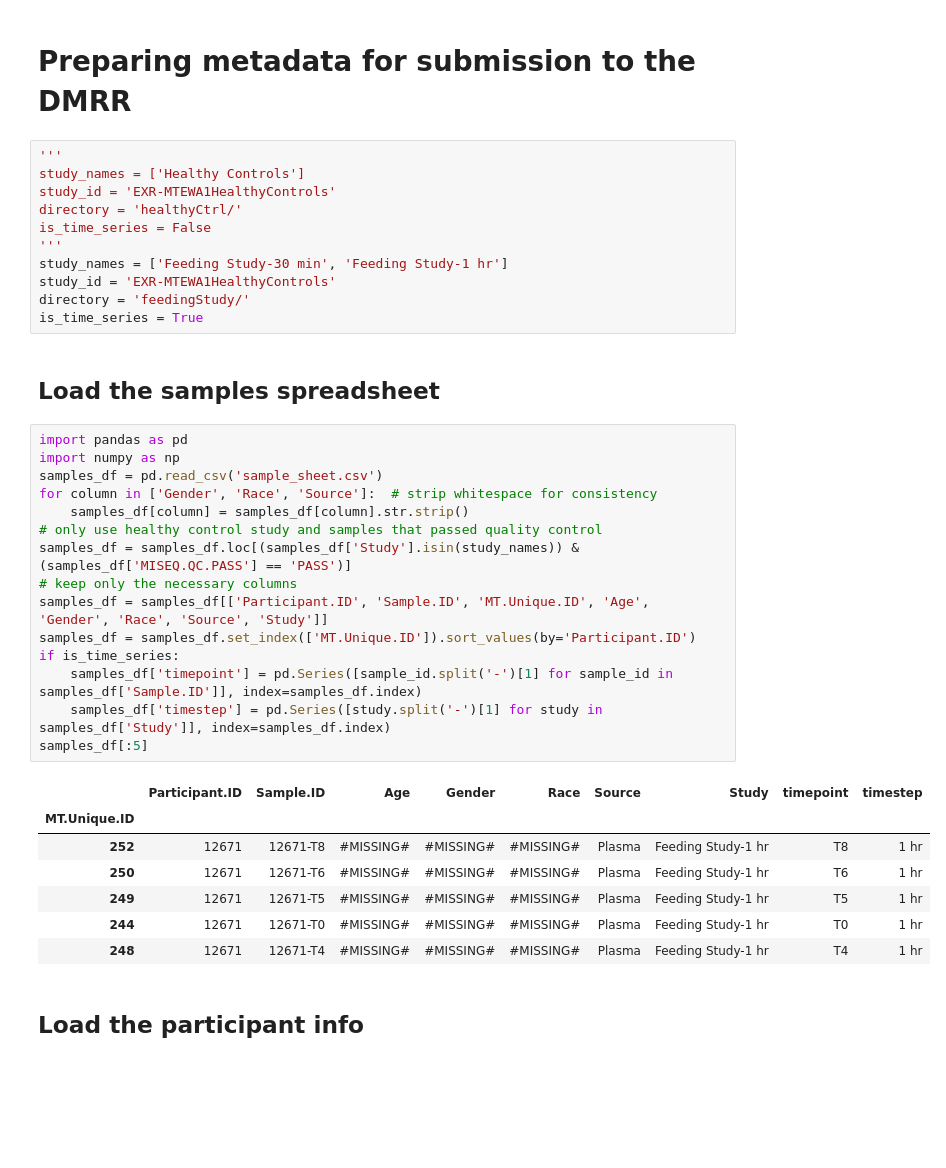
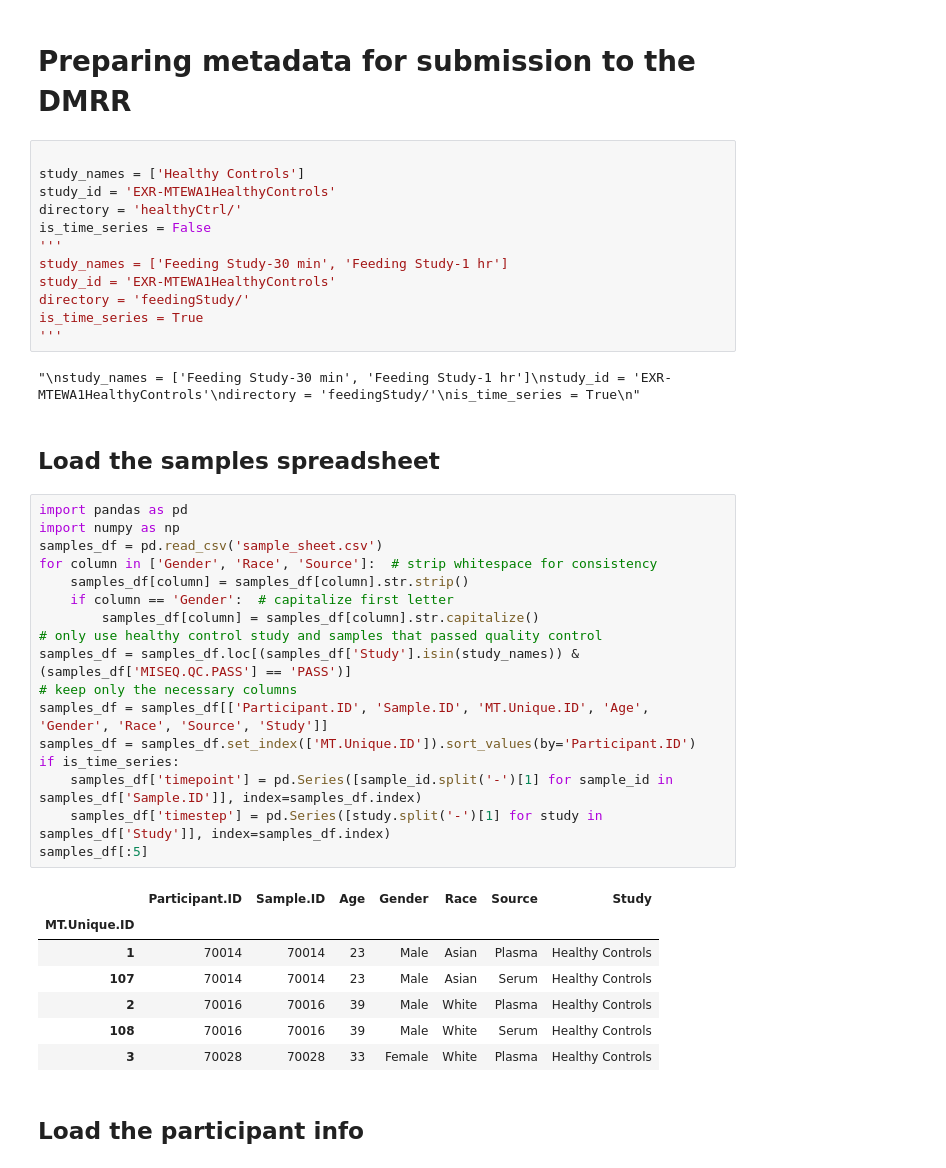
Before and after one commit to kelly-sovacool/dmrr-submission-prep, a Jupyter notebook: dmrr_prep.ipynb, the cells around one changed output. Cells and saved outputs as stored; diff of their text form; blank space fills up the shorter version.

Commit message:
genders must be capitalized

```diff
--- a/dmrr_prep.ipynb
+++ b/dmrr_prep.ipynb
@@ -1,7 +1,7 @@
 # %% [markdown]
 # Preparing metadata for submission to the DMRR
 # %%
-'''
+
 study_names = ['Healthy Controls']
 study_id = 'EXR-MTEWA1HealthyControls'
 directory = 'healthyCtrl/'
@@ -11,31 +11,36 @@ study_names = ['Feeding Study-30 min', 'Feeding Study-1 hr']
 study_id = 'EXR-MTEWA1HealthyControls'
 directory = 'feedingStudy/'
 is_time_series = True
+'''
+# %% [output]
+"\nstudy_names = ['Feeding Study-30 min', 'Feeding Study-1 hr']\nstudy_id = 'EXR-MTEWA1HealthyControls'\ndirectory = 'feedingStudy/'\nis_time_series = True\n"
 # %% [markdown]
 ## Load the samples spreadsheet
 # %%
 import pandas as pd
 import numpy as np
 samples_df = pd.read_csv('sample_sheet.csv')
 for column in ['Gender', 'Race', 'Source']:  # strip whitespace for consistency
     samples_df[column] = samples_df[column].str.strip()
+    if column == 'Gender':  # capitalize first letter
+        samples_df[column] = samples_df[column].str.capitalize()
 # only use healthy control study and samples that passed quality control
 samples_df = samples_df.loc[(samples_df['Study'].isin(study_names)) & (samples_df['MISEQ.QC.PASS'] == 'PASS')]
 # keep only the necessary columns
 samples_df = samples_df[['Participant.ID', 'Sample.ID', 'MT.Unique.ID', 'Age', 'Gender', 'Race', 'Source', 'Study']]
 samples_df = samples_df.set_index(['MT.Unique.ID']).sort_values(by='Participant.ID')
 if is_time_series:
     samples_df['timepoint'] = pd.Series([sample_id.split('-')[1] for sample_id in samples_df['Sample.ID']], index=samples_df.index)
     samples_df['timestep'] = pd.Series([study.split('-')[1] for study in samples_df['Study']], index=samples_df.index)
 samples_df[:5]
 # %% [output]
-|  | Participant.ID | Sample.ID | Age | Gender | Race | Source | Study | timepoint | timestep |
-| MT.Unique.ID |  |  |  |  |  |  |  |  |  |
-| 252 | 12671 | 12671-T8 | #MISSING# | #MISSING# | #MISSING# | Plasma | Feeding Study-1 hr | T8 | 1 hr |
-| 250 | 12671 | 12671-T6 | #MISSING# | #MISSING# | #MISSING# | Plasma | Feeding Study-1 hr | T6 | 1 hr |
-| 249 | 12671 | 12671-T5 | #MISSING# | #MISSING# | #MISSING# | Plasma | Feeding Study-1 hr | T5 | 1 hr |
-| 244 | 12671 | 12671-T0 | #MISSING# | #MISSING# | #MISSING# | Plasma | Feeding Study-1 hr | T0 | 1 hr |
-| 248 | 12671 | 12671-T4 | #MISSING# | #MISSING# | #MISSING# | Plasma | Feeding Study-1 hr | T4 | 1 hr |
+|  | Participant.ID | Sample.ID | Age | Gender | Race | Source | Study |
+| MT.Unique.ID |  |  |  |  |  |  |  |
+| 1 | 70014 | 70014 | 23 | Male | Asian | Plasma | Healthy Controls |
+| 107 | 70014 | 70014 | 23 | Male | Asian | Serum | Healthy Controls |
+| 2 | 70016 | 70016 | 39 | Male | White | Plasma | Healthy Controls |
+| 108 | 70016 | 70016 | 39 | Male | White | Serum | Healthy Controls |
+| 3 | 70028 | 70028 | 33 | Female | White | Plasma | Healthy Controls |
 # %% [markdown]
 ## Load the participant info
 # %%
```
Also changed, not shown: parts of 6 cells of this notebook, 4 other files.
